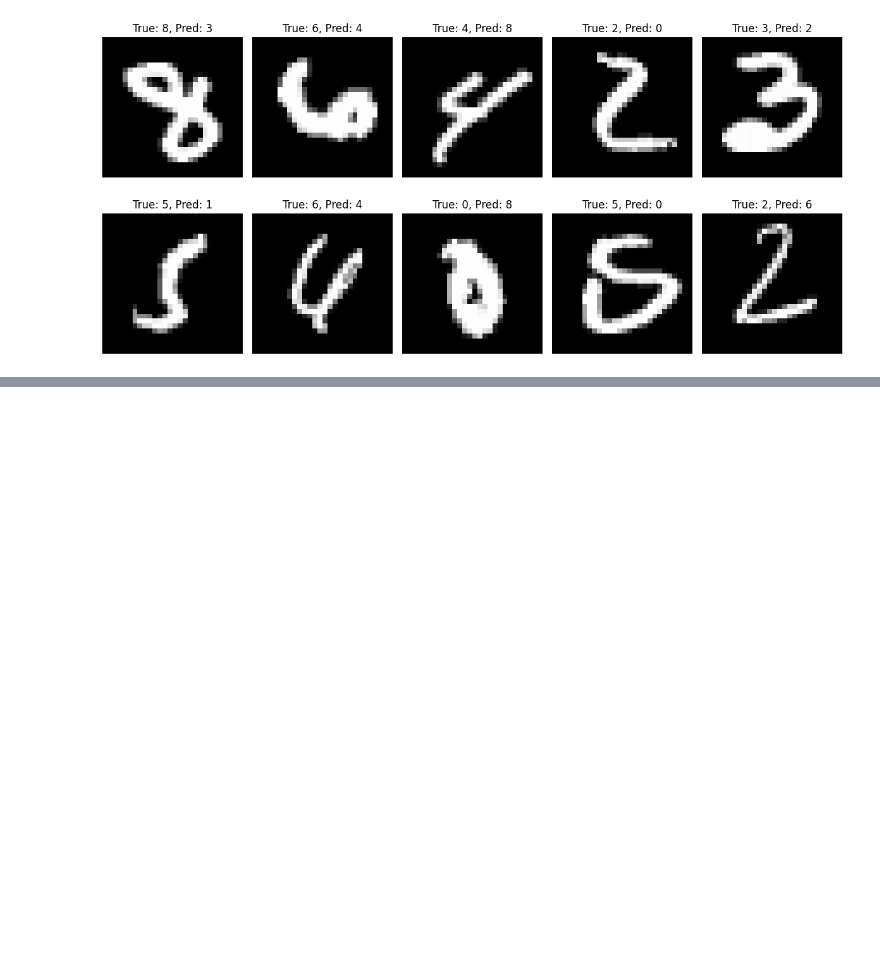
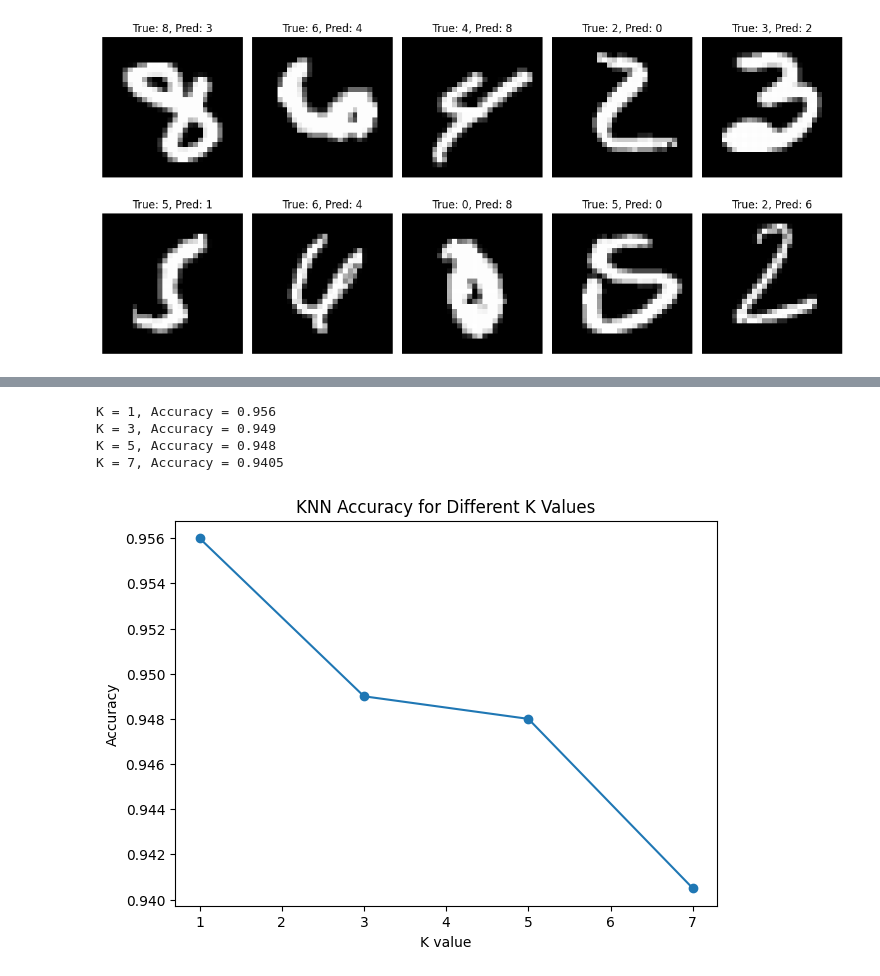
Before and after one commit to vaishnavifrsharma/MNIST-DIGIT-RECOGNIZER, a Jupyter notebook: MNIST_pynb.ipynb, the cells around one changed output, grey strips where cells are left out. Saved outputs shown, nothing was run; the diff lists cells and outputs as text; code cells hidden in the pictures; blank space fills up the shorter version.

```diff
--- a/MNIST_pynb.ipynb
+++ b/MNIST_pynb.ipynb
@@ -113,0 +121,4 @@ plt.show()
+# %%
+knn = KNeighborsClassifier(n_neighbors=3)
+
+knn.fit(X_train_knn, y_train_knn)
@@ -113,0 +169,27 @@ plt.show()
+# %%
+#Test different values of K
+k_accuracies = []
+
+for k in k_values:
+    knn_model = KNeighborsClassifier(n_neighbors=k)
+    knn_model.fit(X_train_knn, y_train_knn)
+
+    y_pred = knn_model.predict(X_test_knn)
+    acc = accuracy_score(y_test_knn, y_pred)
+
+    k_accuracies.append(acc)
+    print(f"K = {k}, Accuracy = {acc}")
+# %% [output]
+K = 1, Accuracy = 0.956
+K = 3, Accuracy = 0.949
+K = 5, Accuracy = 0.948
+K = 7, Accuracy = 0.9405
+# %%
+plt.figure(figsize=(7, 5))
+plt.plot(k_values, k_accuracies, marker='o')
+plt.xlabel("K value")
+plt.ylabel("Accuracy")
+plt.title("KNN Accuracy for Different K Values")
+plt.show()
+# %% [output]
+[figure, added]
```
Also changed, not shown: parts of 10 cells of this notebook.
